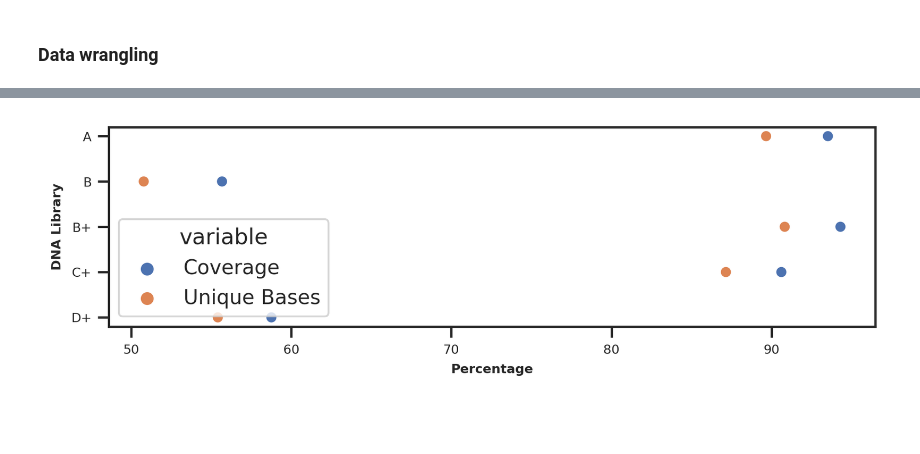
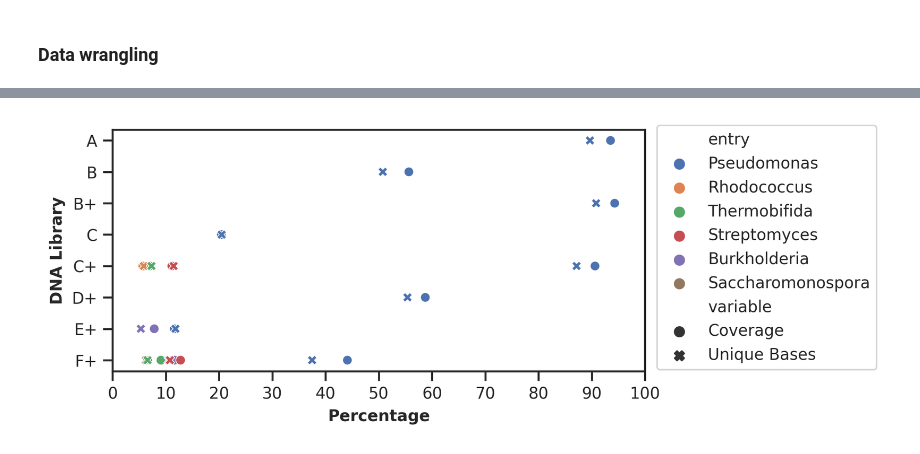
Before and after one commit to scastanedabarba/hic_targetcapture, a Jupyter notebook: data_visualization.ipynb, the cells around one changed output, grey strips where cells are left out. Cells and saved outputs as stored; diff of their text form; code cells hidden in the pictures; blank space fills up the shorter version.

```diff
--- a/data_visualization.ipynb
+++ b/data_visualization.ipynb
@@ -513,12 +513,11 @@ def process_data(reads_file, kraken_file, taxon_file):
     #add the seqid and classification column from kraken to taxon file
     taxon['classified'], taxon['seqid']  = kraken[0], kraken[1]
 
-    #merge taxon info with potential hosts dataframe and drop unclassified hosts
+    #merge taxon info with potential hosts dataframe
     reads_merged = reads.merge(taxon, how='left',on='seqid')
-    pothosts_classified = reads_merged[reads_merged['classified']=='C']
-    pothosts_classified.drop(columns=['classified','taxid'], inplace=True)
+    reads_merged.drop(columns=['taxid'], inplace=True)
 
-    return(pothosts_classified)
+    return(reads_merged)
 
 
 def coverage(newhostsdf):
@@ -659,16 +640,24 @@ results.loc[(results['score']>20)&(results['class']=='genus')]
+# %%
+ctrl = pd.read_csv('ctrl1+_plasmid_coverage.csv')
+ctrl['sum'] = ctrl[['pb10_pb10', 'pb10_ecoli', 'pb10_pputida']].sum(axis=1)
+ctrl_detected = ctrl['sum'].to_list()
+os.chdir('/mnt/ceph/cast9836/00_projects/hic_targetcapture/06_output/denovo/')
+results = analyze_hosts(['B', 'C', 'D', 'C+', 'D+', 'E+', 'F+', 'G+'], ctrl_detected)
 # %%
-data = results.loc[(results['class']=='genus') & (results['score']>50) & (results['entry']!='Homo')].sort_values(by=['Library', 'score'], ascending=True)
-data2 = pd.melt(data, id_vars='Library', value_vars=['Coverage', 'Unique Bases'])
+data = results.loc[(results['class']=='genus') & (results['score']>5) & (results['entry']!='Homo')].sort_values(by=['Library', 'score'], ascending=True)
+data2 = pd.melt(data, id_vars=['Library', 'entry'], value_vars=['Coverage', 'Unique Bases'])
 
-fig7, ax1 = plt.subplots(nrows=1, ncols=1, figsize=(7.5,2), dpi=300)
-rc = {'font.size': 7.0, 'axes.labelsize': 7.0, 'axes.titlesize': 7.0, 'xtick.labelsize': 7.0,
-      'ytick.labelsize': 7.0, 'legend.fontsize': 7.0, 'legend.title_fontsize': 7.0, "font.family": "Helvetica"}
+rc = {'font.size': 10.0, 'axes.labelsize': 10.0, 'axes.titlesize': 10.0, 'xtick.labelsize': 10.0,
+      'ytick.labelsize': 10.0, 'legend.fontsize': 10.0, 'legend.title_fontsize': 10.0, "font.family": "Helvetica"}
 sns.set(style='ticks', rc=rc)
-sns.set(style='ticks')
-sns.scatterplot(data = data2, x='value', y='Library', hue='variable', ax=ax1)
-ax1.set_xlabel('Percentage', fontsize=7, fontweight='bold')
-ax1.tick_params(axis='both', which='major', labelsize=7)
-ax1.set_ylabel('DNA Library', fontsize=7, fontweight='bold')
+
+fig7, ax1 = plt.subplots(nrows=1, ncols=1, figsize=(6,2.8), dpi=300)
+sns.scatterplot(data = data2, x='value', y='Library', hue='entry', style="variable", ax=ax1)
+ax1.set_xlabel('Percentage', fontsize=10, fontweight='bold')
+ax1.tick_params(axis='both', which='major', labelsize=10)
+ax1.set_ylabel('DNA Library', fontsize=10, fontweight='bold')
+ax1.legend(loc='upper right', bbox_to_anchor=(1.45,1.05))
+plt.xticks(list(range(0,110, 10)))
 plt.savefig('/mnt/ceph/cast9836/00_projects/hic_targetcapture/06_output/figures/fig7.pdf', bbox_inches='tight', dpi=300)
 # %% [output]
-[figure, old version]
+[figure, new version]
```
Also changed, not shown: parts of 13 cells of this notebook, 3 other files.
